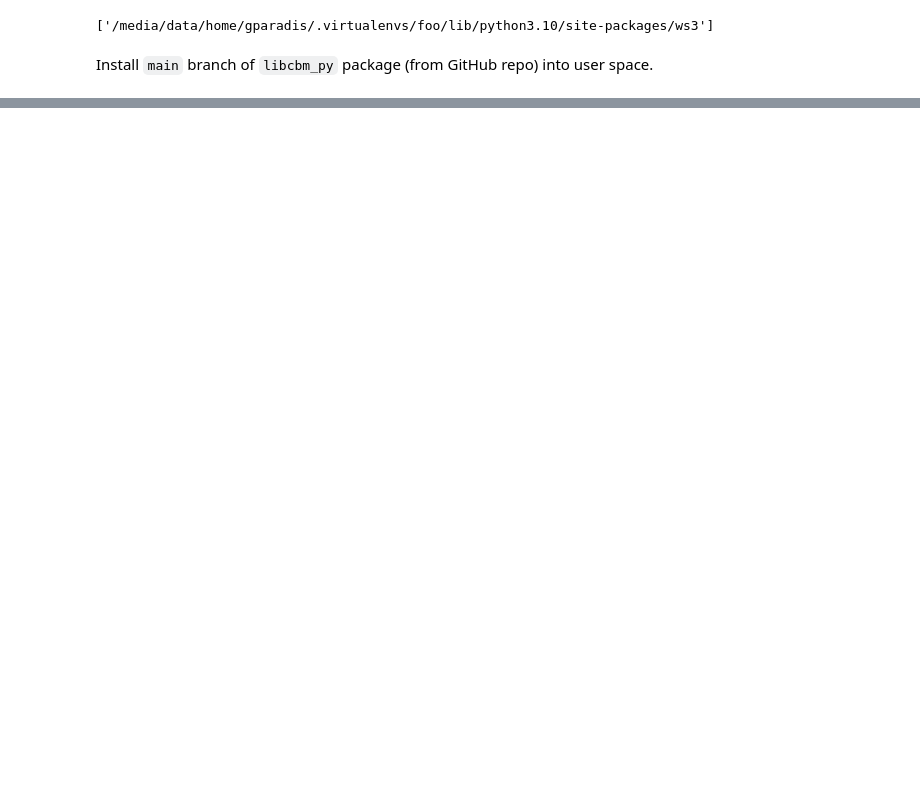
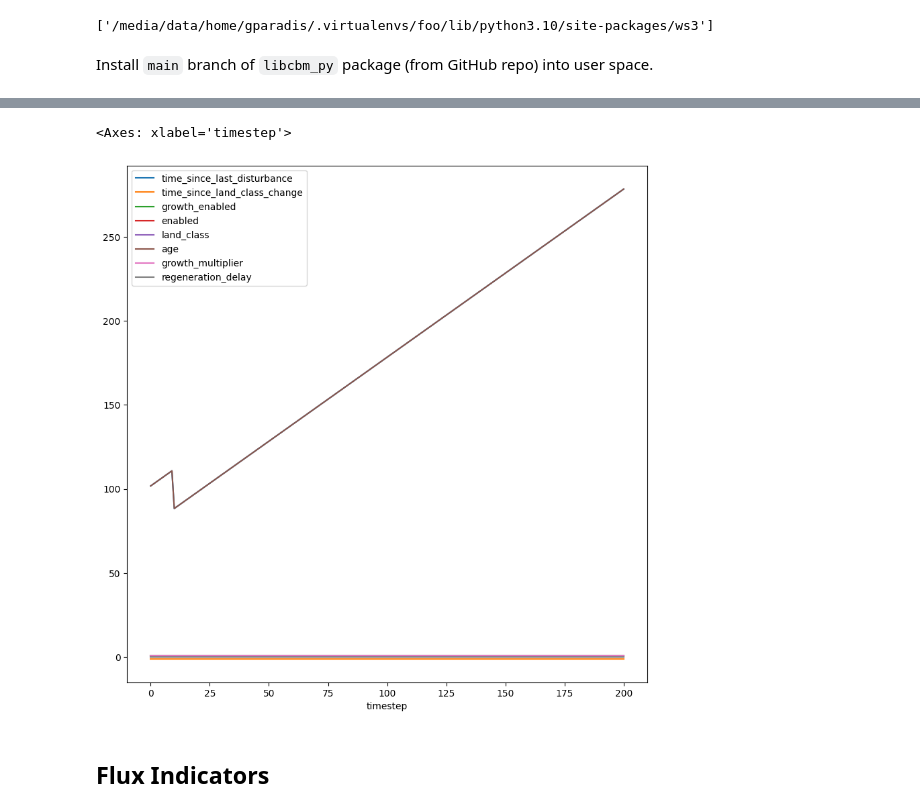
Before and after one commit to UBC-FRESH/ws3, a Jupyter notebook: examples/030_ws3_libcbm_sequential.ipynb, the cells around one changed output, grey strips where cells are left out. Saved outputs shown, nothing was run; the diff lists cells and outputs as text; code cells hidden in the pictures; blank space fills up the shorter version.

```diff
--- a/examples/030_ws3_libcbm_sequential.ipynb
+++ b/examples/030_ws3_libcbm_sequential.ipynb
@@ -73,0 +509,23 @@ libcbm.__path__
+# %%
+config = {
+    'mapping_config': {
+        'nonforest': None,
+        'species': {
+            'species_classifier': species_classifier_colname,
+            'species_mapping': [
+                {'user_species': 'softwood', 'default_species': 'Softwood forest type'},
+                {'user_species': 'hardwood', 'default_species': 'Hardwood forest type'}
+            ]
+        },
+        'spatial_units': {
+            'mapping_mode': 'SingleDefaultSpatialUnit',
+            'admin_boundary': 'British Columbia',
+            'eco_boundary': 'Montane Cordillera'},
+        'disturbance_types': {
+            'disturbance_type_mapping': [
+                {'user_dist_type': 'harvest', 'default_dist_type': 'Clearcut harvesting without salvage'},
+                {'user_dist_type': 'fire', 'default_dist_type': 'Wildfire'}
+            ]
+        }
+    }
+}
@@ -73,0 +662,2 @@ libcbm.__path__
+# %%
+si = cbm_output.state.to_pandas()
@@ -73,0 +673,9 @@ libcbm.__path__
+# %%
+state_variables = ['timestep', 'time_since_last_disturbance', 'time_since_land_class_change',
+ 'growth_enabled', 'enabled', 'land_class', 'age', 'growth_multiplier', 'regeneration_delay']
+si[state_variables].groupby('timestep').mean().plot(figsize=(10,10))
+# %% [output]
+<Axes: xlabel='timestep'>
+[figure, added]
+# %% [markdown]
+## Flux Indicators
```
Also changed, not shown: parts of 104 cells of this notebook, 7 other files.
